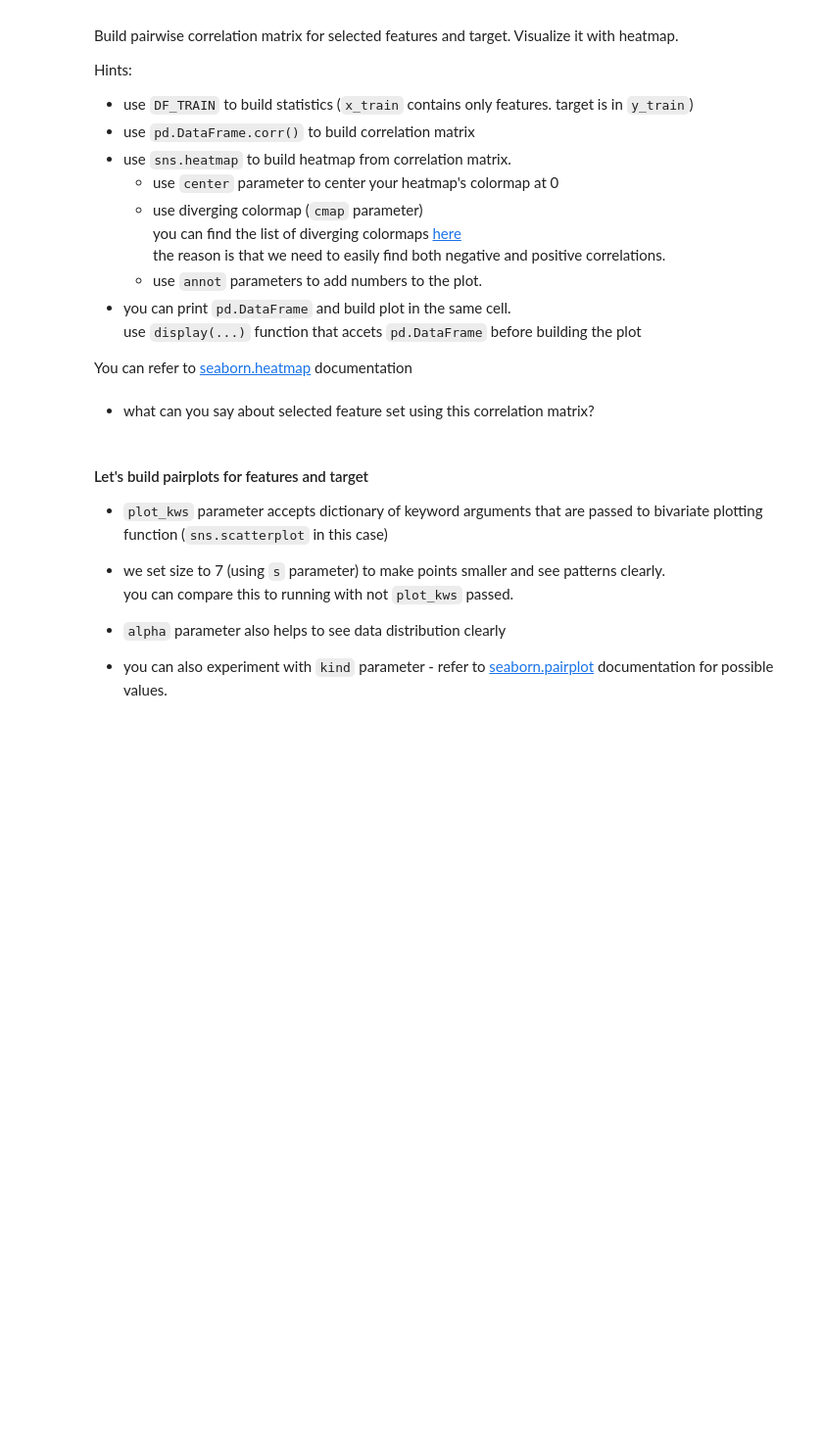
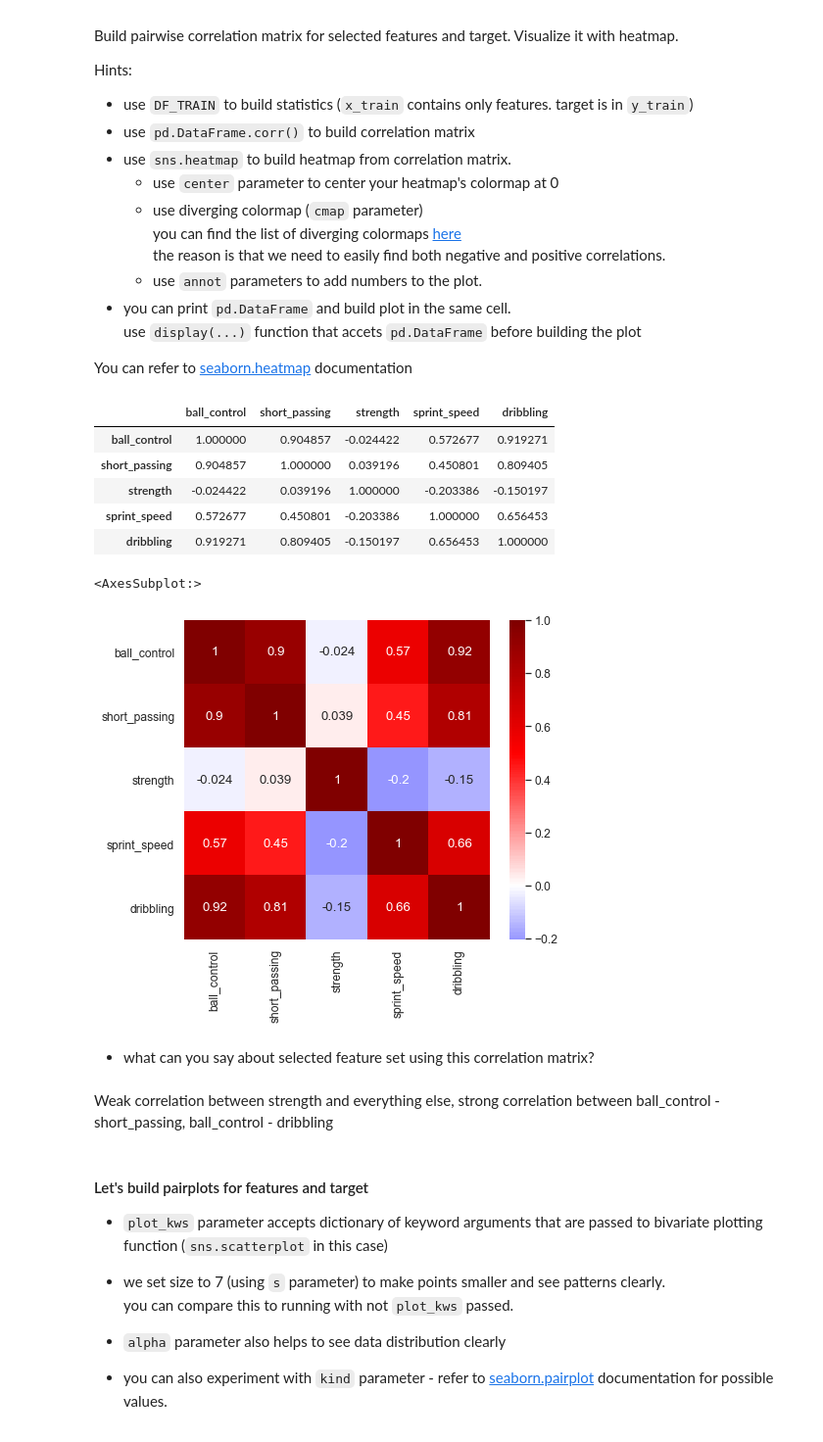
Before and after one commit to tshura/ml-intro-tasks, a Jupyter notebook: 3_linear_regression/linear_regression.ipynb, the cells around one changed output. Shown at 98% size. Cells and saved outputs as stored; diff of their text form; code cells hidden in the pictures; blank space fills up the shorter version.

```diff
--- a/3_linear_regression/linear_regression.ipynb
+++ b/3_linear_regression/linear_regression.ipynb
@@ -869,11 +871,23 @@ Hints:
 You can refer to [seaborn.heatmap](https://seaborn.pydata.org/generated/seaborn.heatmap.html) documentation
 # %%
 # # your code here
-# correlation_matrix =
-# display(correlation_matrix)
-# sns.heatmap(...);
+correlation_matrix = DF_TRAIN.loc[:,['ball_control', 'short_passing', 'strength', 'sprint_speed', 'dribbling']].corr()
+display(correlation_matrix)
+sns.heatmap(DF_TRAIN.loc[:,['ball_control', 'short_passing', 'strength', 'sprint_speed', 'dribbling']].corr(),
+           center=0, annot=True, cmap = 'seismic' )
+# %% [output]
+|  | ball_control | short_passing | strength | sprint_speed | dribbling |
+| ball_control | 1.000000 | 0.904857 | -0.024422 | 0.572677 | 0.919271 |
+| short_passing | 0.904857 | 1.000000 | 0.039196 | 0.450801 | 0.809405 |
+| strength | -0.024422 | 0.039196 | 1.000000 | -0.203386 | -0.150197 |
+| sprint_speed | 0.572677 | 0.450801 | -0.203386 | 1.000000 | 0.656453 |
+| dribbling | 0.919271 | 0.809405 | -0.150197 | 0.656453 | 1.000000 |
+<AxesSubplot:>
+[figure, added]
 # %% [markdown]
 * what can you say about selected feature set using this correlation matrix?
+# %% [markdown]
+Weak correlation between strength and everything else, strong correlation between ball_control - short_passing, ball_control - dribbling
 # %% [markdown]
 #### Let's build pairplots for features and target
 
```
Also changed, not shown: parts of 50 cells of this notebook.
